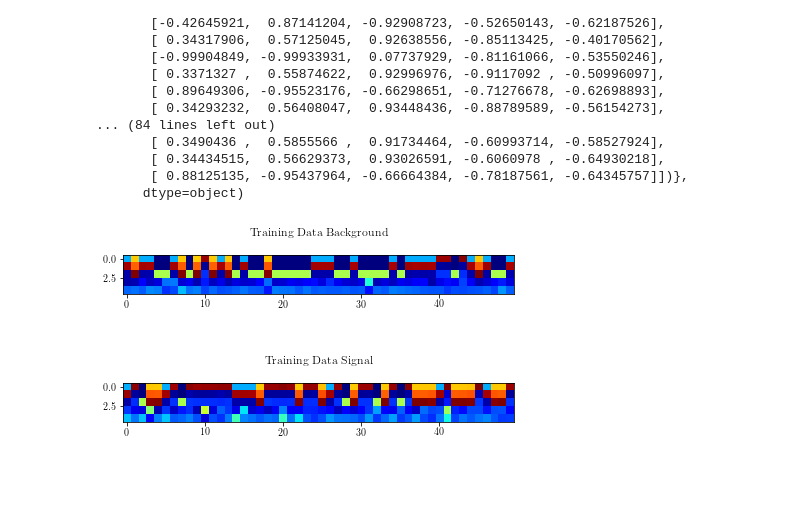
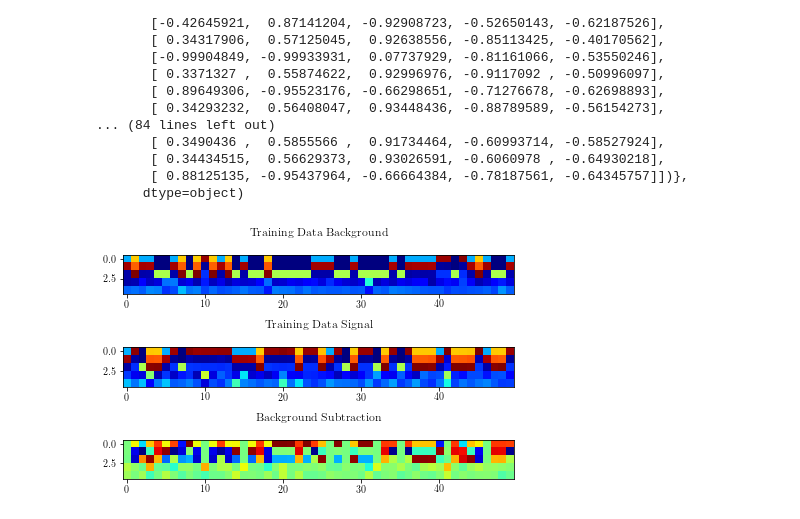
Before and after one commit to enriqueasegura/Quantum-X, a Jupyter notebook: ML_QMLHEP.ipynb, the cells around one changed output. Saved outputs shown, nothing was run; the diff lists cells and outputs as text; code cells hidden in the pictures; blank space fills up the shorter version.

```diff
--- a/ML_QMLHEP.ipynb
+++ b/ML_QMLHEP.ipynb
@@ -123,28 +123,33 @@ def data_scrambler(d):
 training_data_scrambled = data_scrambler(training_data)
 testing_data_scrambled = data_scrambler(test_data)
 
+testing_signal_without_background = training_data_scrambled[1][1] - training_data_scrambled[1][0]
+
 #The signal events are labeled with 1 while the background sample are labeled with 0.
 # %%
 from matplotlib.pyplot import imshow
 
-plt.subplot(211)
+plt.subplot(311)
 plt.imshow(np.transpose(training_data_scrambled[1][0]),                         #numpy array generating the image
            cmap = 'jet',             #color map used to specify colors
            interpolation='nearest'    #algorithm used to blend square colors; with 'nearest' colors will not be blended
           )
 
 plt.title('Training Data Background')
-plt.subplot(212)
+plt.subplot(312)
 plt.title('Training Data Signal')
 
 plt.imshow(np.transpose(training_data_scrambled[1][1]),                         #numpy array generating the image
            cmap = 'jet',             #color map used to specify colors
            interpolation='nearest'    #algorithm used to blend square colors; with 'nearest' colors will not be blended
           )
 
+plt.subplot(313)
+plt.imshow(np.transpose(testing_signal_without_background), cmap = 'jet',  interpolation='nearest'    )
+plt.title('Background Subtraction')
 plt.tight_layout()
 # %% [output]
-[figure, old version]
+[figure, new version]
 # %%
 from sklearn.model_selection import train_test_split
 X_train, X_test, y_train, y_test = train_test_split(training_data_scrambled[1][0], training_data_scrambled[1][1], test_size = 0.20)
```
Also changed, not shown: parts of 2 cells of this notebook.
